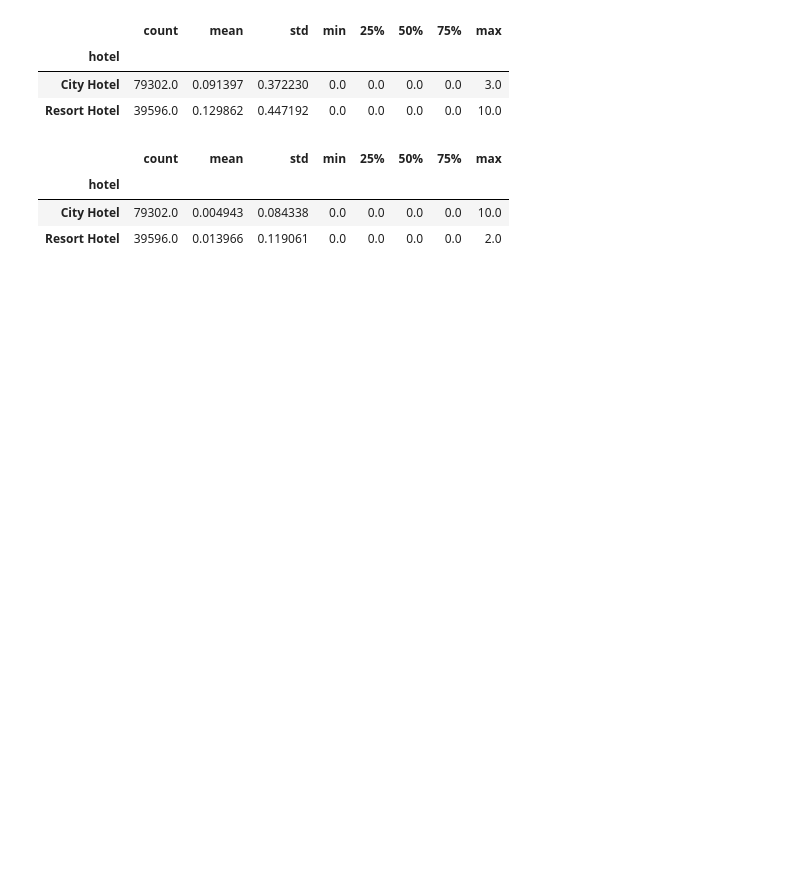
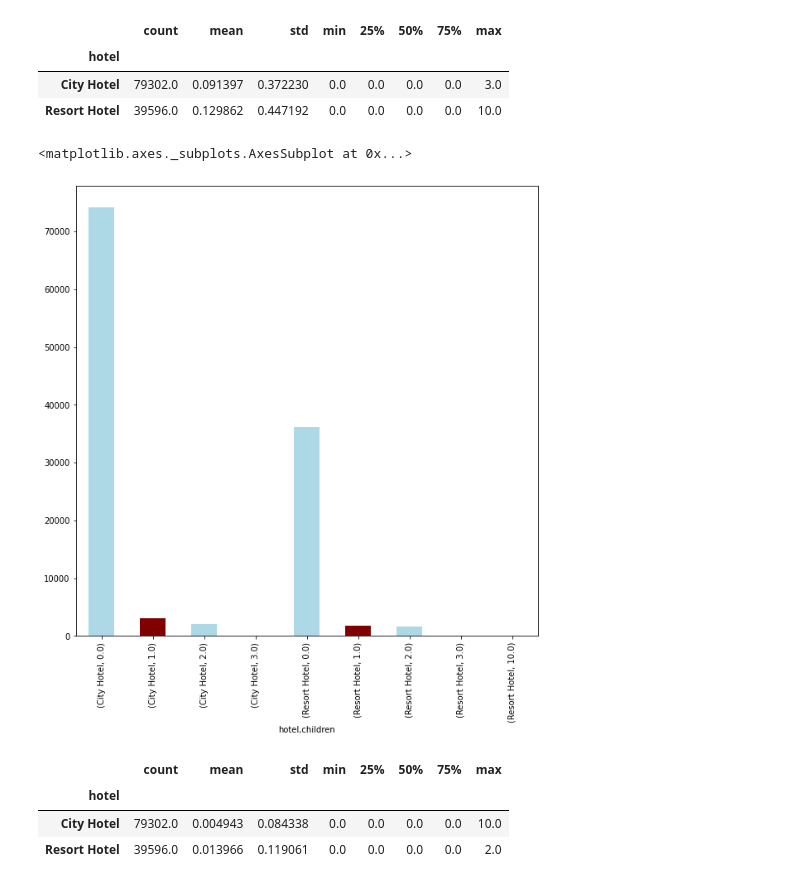
Before and after one commit to V-dit/EDA-hotel-booking-analysis, a Jupyter notebook: Hotel_Booking_Analysis_Capstone_Project.ipynb, the cells around one changed output. Cells and saved outputs as stored; diff of their text form; code cells hidden in the pictures; blank space fills up the shorter version.

```diff
--- a/Hotel_Booking_Analysis_Capstone_Project.ipynb
+++ b/Hotel_Booking_Analysis_Capstone_Project.ipynb
@@ -298,6 +312,12 @@ hotel_children.describe()
 | hotel |  |  |  |  |  |  |  |  |
 | City Hotel | 79302.0 | 0.091397 | 0.372230 | 0.0 | 0.0 | 0.0 | 0.0 | 3.0 |
 | Resort Hotel | 39596.0 | 0.129862 | 0.447192 | 0.0 | 0.0 | 0.0 | 0.0 | 10.0 |
+# %%
+# Plotting the data for adults based on the number of children per booking.
+hotel_children.value_counts().plot(kind = 'bar', color = ['lightblue', 'maroon'])
+# %% [output]
+<matplotlib.axes._subplots.AxesSubplot at 0x...>
+[figure, added]
 # %%
 hotel_babies = df_nonull.groupby(['hotel'])['babies']
 hotel_babies.describe()
```
Also changed, not shown: parts of 6 cells of this notebook.
